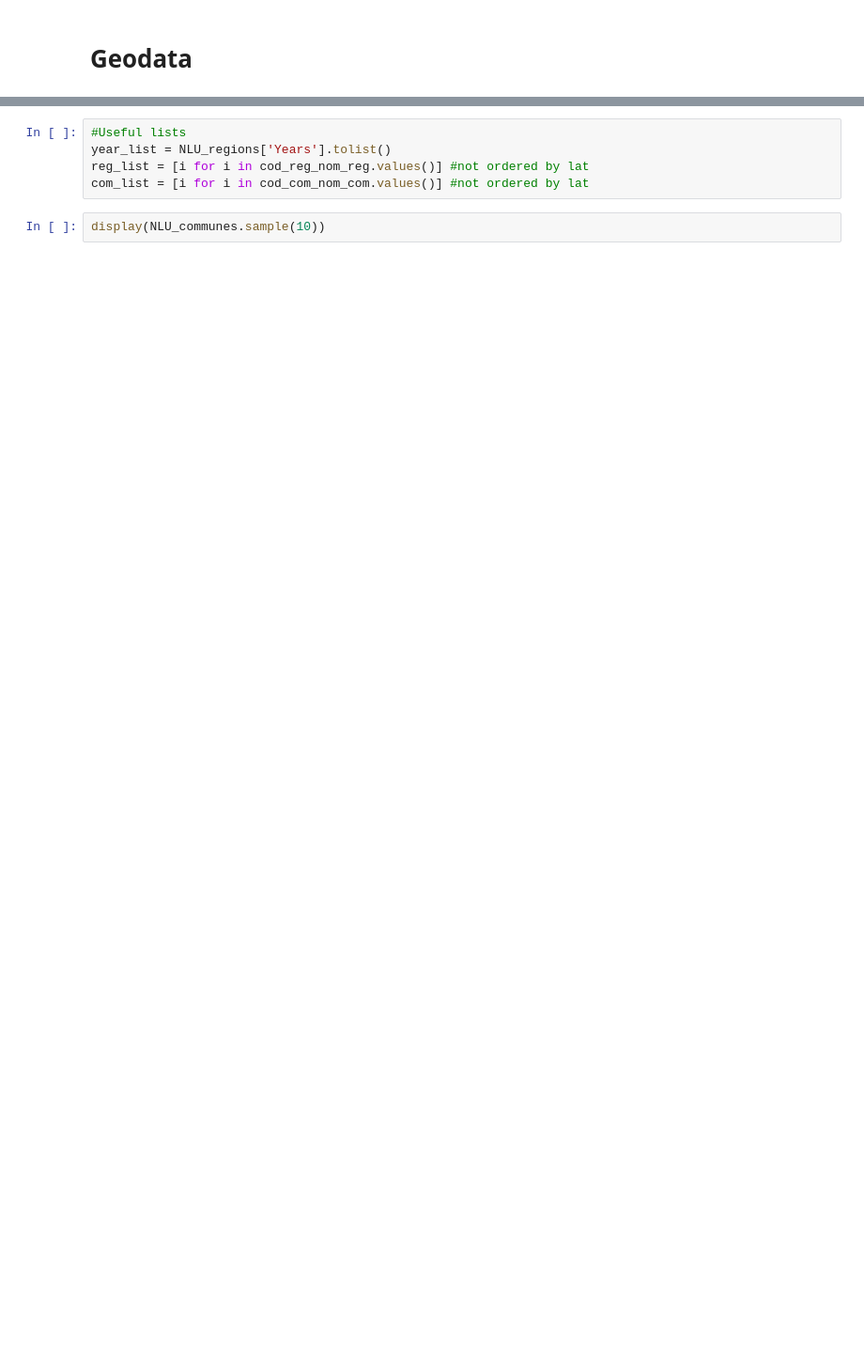
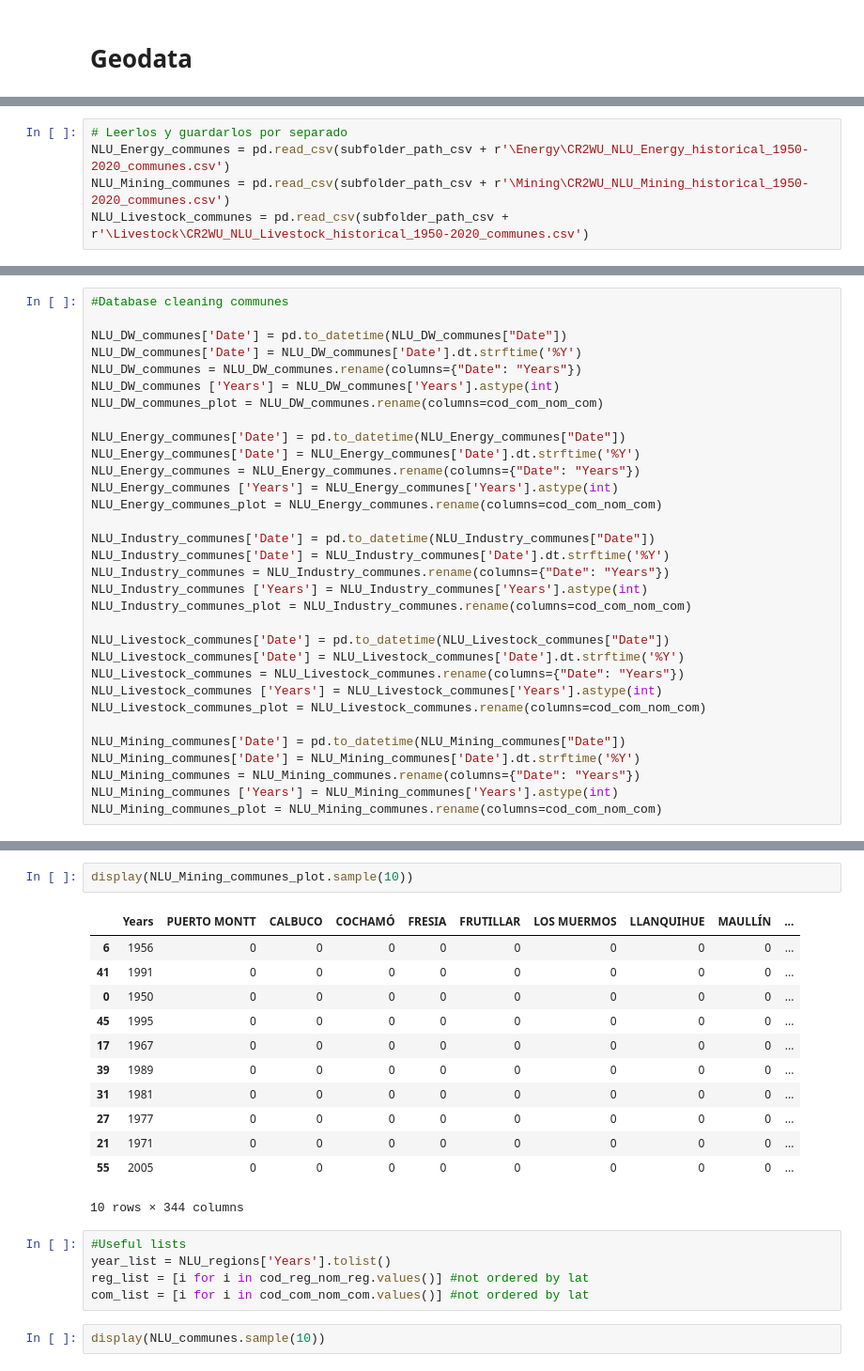
Before and after one commit to MariOrki/tesis, a Jupyter notebook: BBDD_CR2.ipynb, the cells around one changed output, grey strips where cells are left out. Shown at 94% size. Saved outputs shown, nothing was run; the diff lists cells and outputs as text; blank space fills up the shorter version.

```diff
--- a/BBDD_CR2.ipynb
+++ b/BBDD_CR2.ipynb
@@ -248,0 +291,5 @@ NLU_communes_plot = NLU_communes.rename(columns=cod_com_nom_com)
+# %%
+# Leerlos y guardarlos por separado
+NLU_Energy_communes = pd.read_csv(subfolder_path_csv + r'\Energy\CR2WU_NLU_Energy_historical_1950-2020_communes.csv')
+NLU_Mining_communes = pd.read_csv(subfolder_path_csv + r'\Mining\CR2WU_NLU_Mining_historical_1950-2020_communes.csv')
+NLU_Livestock_communes = pd.read_csv(subfolder_path_csv + r'\Livestock\CR2WU_NLU_Livestock_historical_1950-2020_communes.csv')
@@ -248,0 +423,32 @@ NLU_communes_plot = NLU_communes.rename(columns=cod_com_nom_com)
+# %%
+#Database cleaning communes
+
+NLU_DW_communes['Date'] = pd.to_datetime(NLU_DW_communes["Date"])
+NLU_DW_communes['Date'] = NLU_DW_communes['Date'].dt.strftime('%Y')
+NLU_DW_communes = NLU_DW_communes.rename(columns={"Date": "Years"})
+NLU_DW_communes ['Years'] = NLU_DW_communes['Years'].astype(int)
+NLU_DW_communes_plot = NLU_DW_communes.rename(columns=cod_com_nom_com)
+
+NLU_Energy_communes['Date'] = pd.to_datetime(NLU_Energy_communes["Date"])
+NLU_Energy_communes['Date'] = NLU_Energy_communes['Date'].dt.strftime('%Y')
+NLU_Energy_communes = NLU_Energy_communes.rename(columns={"Date": "Years"})
+NLU_Energy_communes ['Years'] = NLU_Energy_communes['Years'].astype(int)
+NLU_Energy_communes_plot = NLU_Energy_communes.rename(columns=cod_com_nom_com)
+
+NLU_Industry_communes['Date'] = pd.to_datetime(NLU_Industry_communes["Date"])
+NLU_Industry_communes['Date'] = NLU_Industry_communes['Date'].dt.strftime('%Y')
+NLU_Industry_communes = NLU_Industry_communes.rename(columns={"Date": "Years"})
+NLU_Industry_communes ['Years'] = NLU_Industry_communes['Years'].astype(int)
+NLU_Industry_communes_plot = NLU_Industry_communes.rename(columns=cod_com_nom_com)
+
+NLU_Livestock_communes['Date'] = pd.to_datetime(NLU_Livestock_communes["Date"])
+NLU_Livestock_communes['Date'] = NLU_Livestock_communes['Date'].dt.strftime('%Y')
+NLU_Livestock_communes = NLU_Livestock_communes.rename(columns={"Date": "Years"})
+NLU_Livestock_communes ['Years'] = NLU_Livestock_communes['Years'].astype(int)
+NLU_Livestock_communes_plot = NLU_Livestock_communes.rename(columns=cod_com_nom_com)
+
+NLU_Mining_communes['Date'] = pd.to_datetime(NLU_Mining_communes["Date"])
+NLU_Mining_communes['Date'] = NLU_Mining_communes['Date'].dt.strftime('%Y')
+NLU_Mining_communes = NLU_Mining_communes.rename(columns={"Date": "Years"})
+NLU_Mining_communes ['Years'] = NLU_Mining_communes['Years'].astype(int)
+NLU_Mining_communes_plot = NLU_Mining_communes.rename(columns=cod_com_nom_com)
@@ -249,3 +576,18 @@ NLU_communes_plot = NLU_communes.rename(columns=cod_com_nom_com)
+# %%
+display(NLU_Mining_communes_plot.sample(10))
+# %% [output]
+|  | Years | PUERTO MONTT | CALBUCO | COCHAMÓ | FRESIA | FRUTILLAR | LOS MUERMOS | LLANQUIHUE | MAULLÍN | ... |
+| 6 | 1956 | 0 | 0 | 0 | 0 | 0 | 0 | 0 | 0 | ... |
+| 41 | 1991 | 0 | 0 | 0 | 0 | 0 | 0 | 0 | 0 | ... |
+| 0 | 1950 | 0 | 0 | 0 | 0 | 0 | 0 | 0 | 0 | ... |
+| 45 | 1995 | 0 | 0 | 0 | 0 | 0 | 0 | 0 | 0 | ... |
+| 17 | 1967 | 0 | 0 | 0 | 0 | 0 | 0 | 0 | 0 | ... |
+| 39 | 1989 | 0 | 0 | 0 | 0 | 0 | 0 | 0 | 0 | ... |
+| 31 | 1981 | 0 | 0 | 0 | 0 | 0 | 0 | 0 | 0 | ... |
+| 27 | 1977 | 0 | 0 | 0 | 0 | 0 | 0 | 0 | 0 | ... |
+| 21 | 1971 | 0 | 0 | 0 | 0 | 0 | 0 | 0 | 0 | ... |
+| 55 | 2005 | 0 | 0 | 0 | 0 | 0 | 0 | 0 | 0 | ... |
+10 rows × 344 columns
 # %%
 #Useful lists
 year_list = NLU_regions['Years'].tolist()
```
Also changed, not shown: parts of 63 cells of this notebook, 1 other file.
